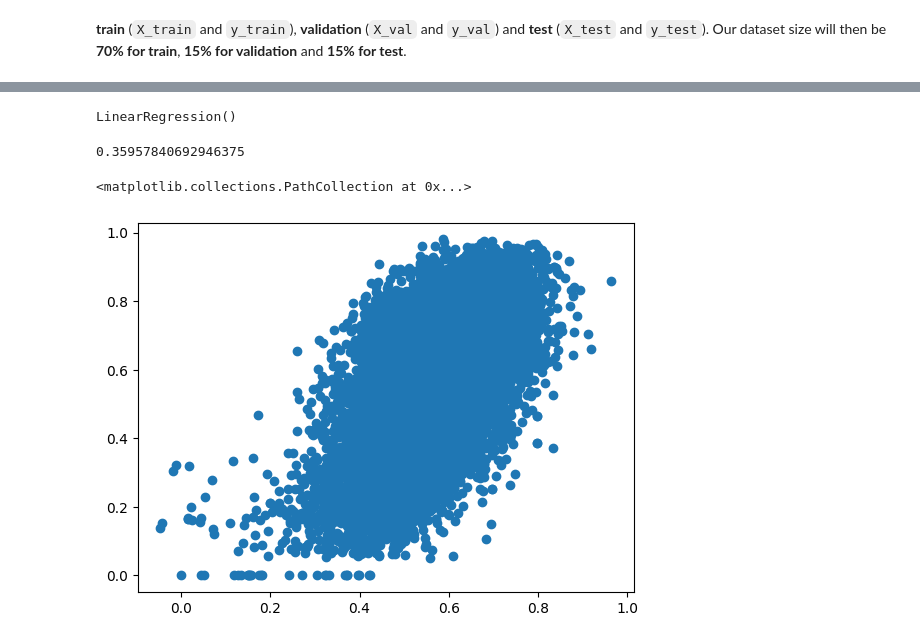
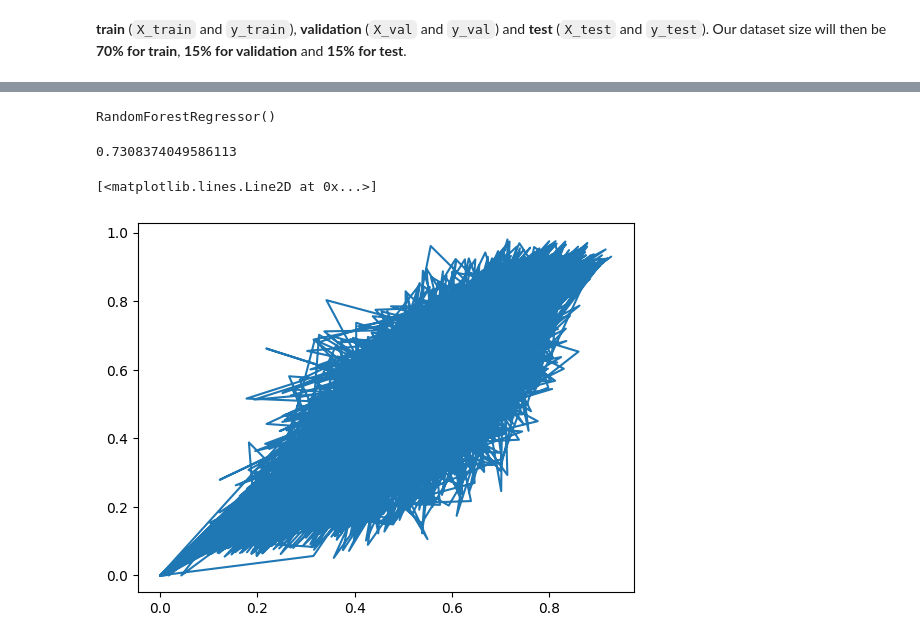
Before and after one commit to amdbsilva/aulademl2, a Jupyter notebook: notebook main.ipynb, the cells around one changed output, grey strips where cells are left out. Cells and saved outputs as stored; diff of their text form; code cells hidden in the pictures.

Commit message:
mudar modelo pra rf
0.73 score

```diff
--- a/notebook main.ipynb
+++ b/notebook main.ipynb
@@ -57,15 +60,16 @@ memory usage: 10.6 MB
 # %%
-model = LinearRegression()
+#model = LinearRegression()
+model = RandomForestRegressor()
 # %%
 model.fit(X_train_final, Y_train)
 # %% [output]
-LinearRegression()
+RandomForestRegressor()
 # %%
 model.score(X_test_final, Y_test)
 # %% [output]
-0.35957840692946375
+0.7308374049586113
 # %%
-plt.scatter(model.predict(X_test_final), Y_test)
+plt.plot(model.predict(X_test_final), Y_test)
 # %% [output]
-<matplotlib.collections.PathCollection at 0x...>
+[<matplotlib.lines.Line2D at 0x...>]
-[figure, old version]
+[figure, new version]
```
Also changed, not shown: parts of 2 cells of this notebook.
